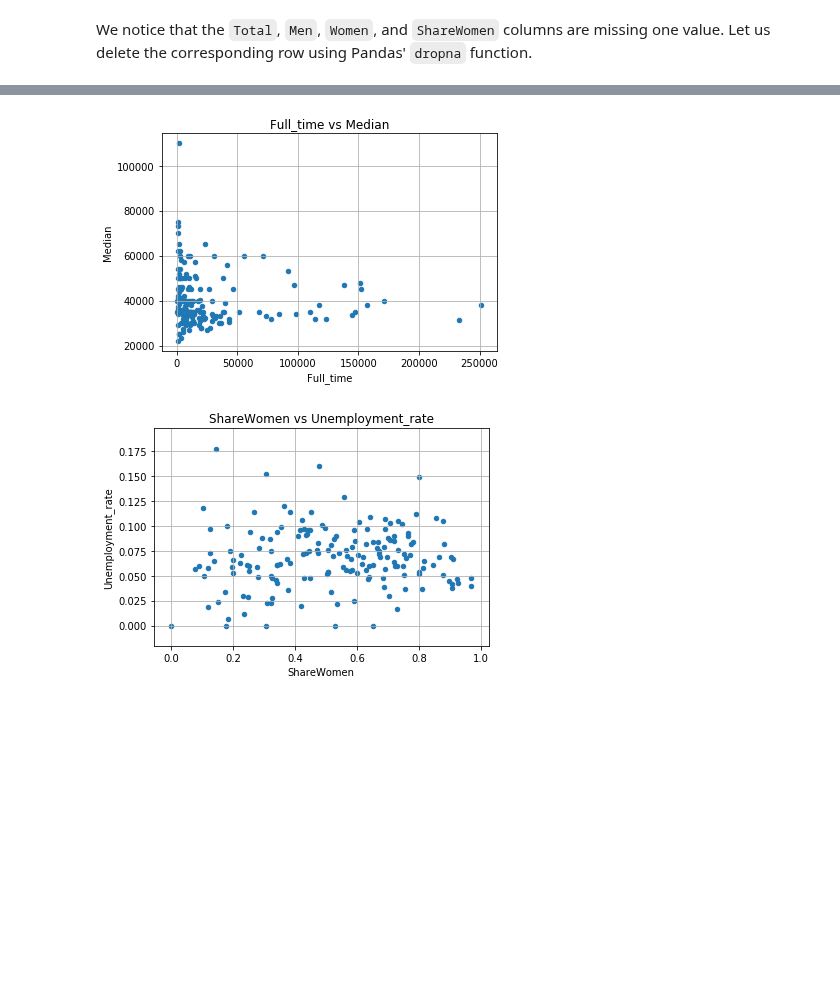
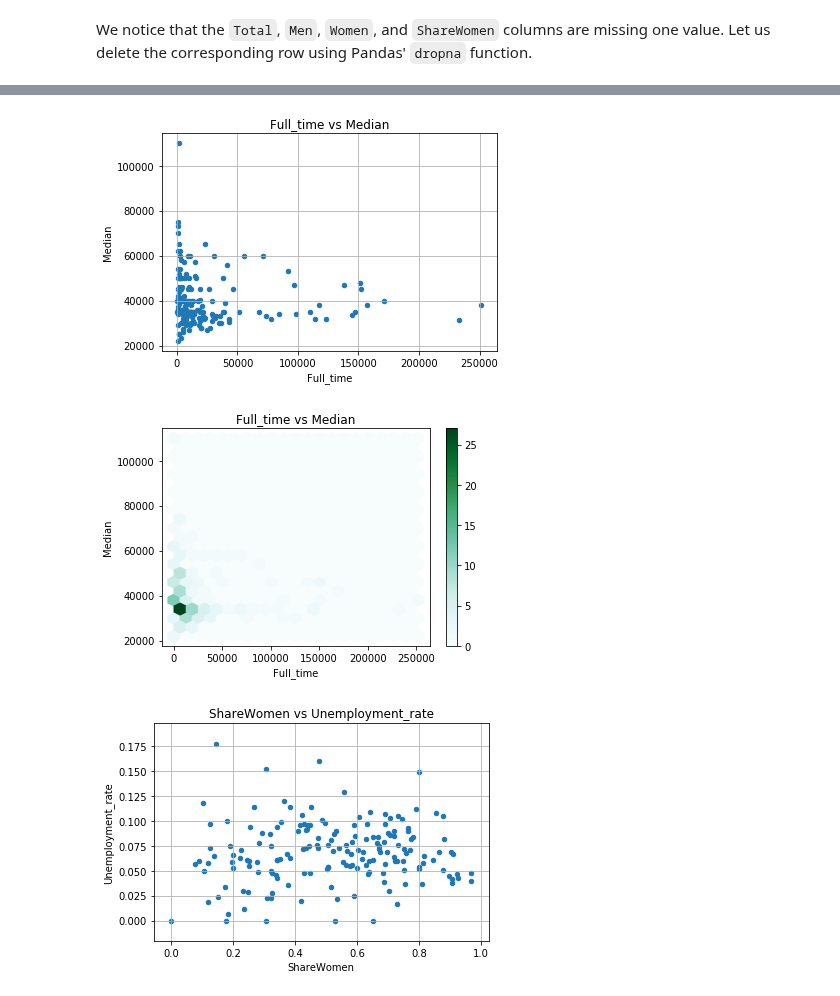
Before and after one commit to FlorentCLMichel/learning_data_science, a Jupyter notebook: Projects_Jupyter/Earnings_college_major.ipynb, the cells around one changed output, grey strips where cells are left out. Cells and saved outputs as stored; diff of their text form; code cells hidden in the pictures; blank space fills up the shorter version.

Commit message:
add full correlation map

```diff
--- a/Projects_Jupyter/Earnings_college_major.ipynb
+++ b/Projects_Jupyter/Earnings_college_major.ipynb
@@ -113,7 +134,9 @@ scatter_plot('Sample_size', 'Unemployment_rate')
 # %%
 scatter_plot('Full_time', 'Median')
+hex_plot('Full_time', 'Median')
 # %% [output]
 [figure]
+[figure, added]
 # %%
 scatter_plot('ShareWomen', 'Unemployment_rate')
 # %% [output]
```
Also changed, not shown: parts of 22 cells of this notebook.
